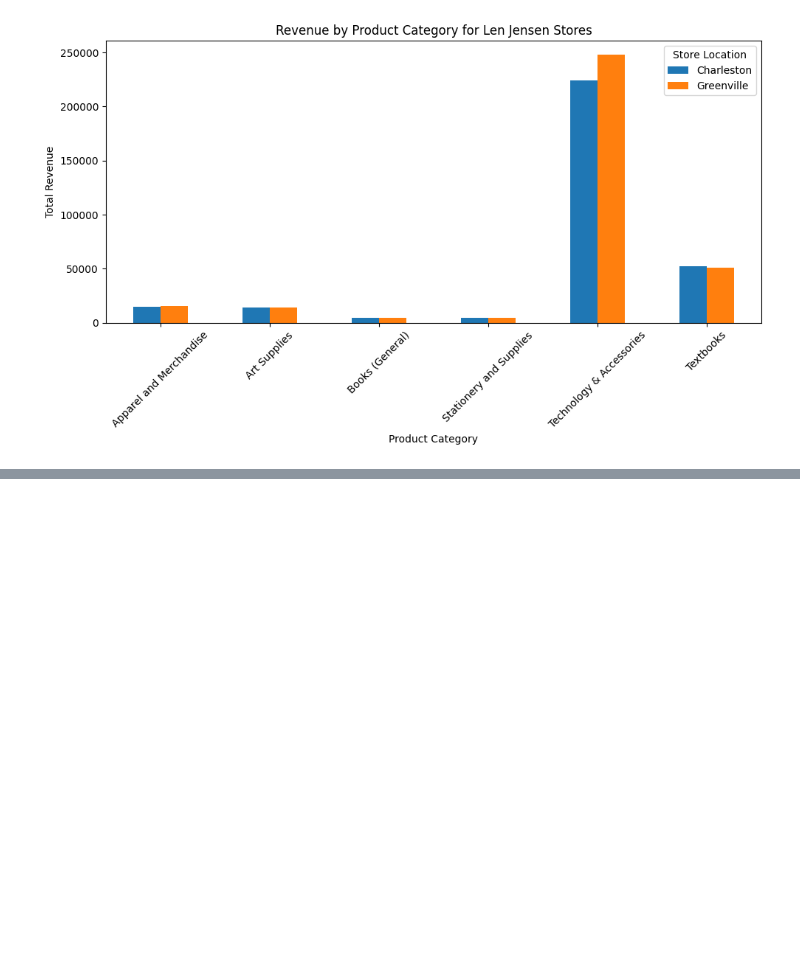
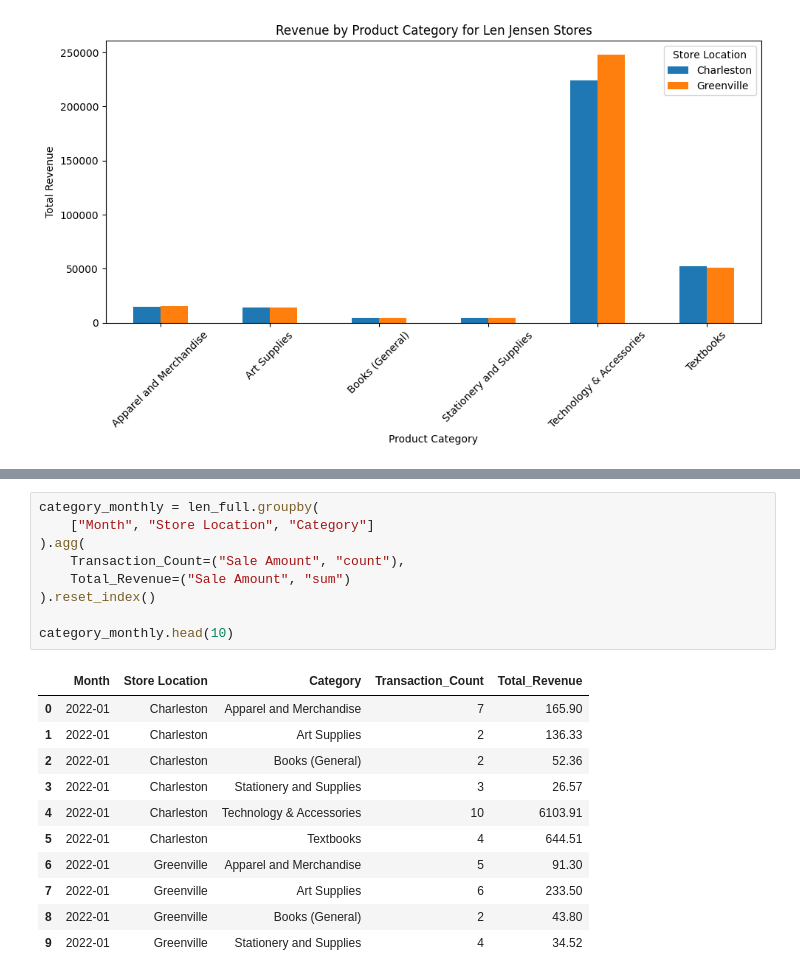
Before and after one commit to kidusaklog/Data_analytics, a Jupyter notebook: Capstone-02/tesema_sales_analysis.ipynb, the cells around one changed output, grey strips where cells are left out. Drawn from its saved outputs; the diff is of its cells as text; blank space fills up the shorter version.

```diff
--- a/Capstone-02/tesema_sales_analysis.ipynb
+++ b/Capstone-02/tesema_sales_analysis.ipynb
@@ -283,0 +288,21 @@ plt.show()
+# %%
+category_monthly = len_full.groupby(
+    ["Month", "Store Location", "Category"]
+).agg(
+    Transaction_Count=("Sale Amount", "count"),
+    Total_Revenue=("Sale Amount", "sum")
+).reset_index()
+
+category_monthly.head(10)
+# %% [output]
+|  | Month | Store Location | Category | Transaction_Count | Total_Revenue |
+| 0 | 2022-01 | Charleston | Apparel and Merchandise | 7 | 165.90 |
+| 1 | 2022-01 | Charleston | Art Supplies | 2 | 136.33 |
+| 2 | 2022-01 | Charleston | Books (General) | 2 | 52.36 |
+| 3 | 2022-01 | Charleston | Stationery and Supplies | 3 | 26.57 |
+| 4 | 2022-01 | Charleston | Technology & Accessories | 10 | 6103.91 |
+| 5 | 2022-01 | Charleston | Textbooks | 4 | 644.51 |
+| 6 | 2022-01 | Greenville | Apparel and Merchandise | 5 | 91.30 |
+| 7 | 2022-01 | Greenville | Art Supplies | 6 | 233.50 |
+| 8 | 2022-01 | Greenville | Books (General) | 2 | 43.80 |
+| 9 | 2022-01 | Greenville | Stationery and Supplies | 4 | 34.52 |
```
Also changed, not shown: parts of 6 cells of this notebook.
